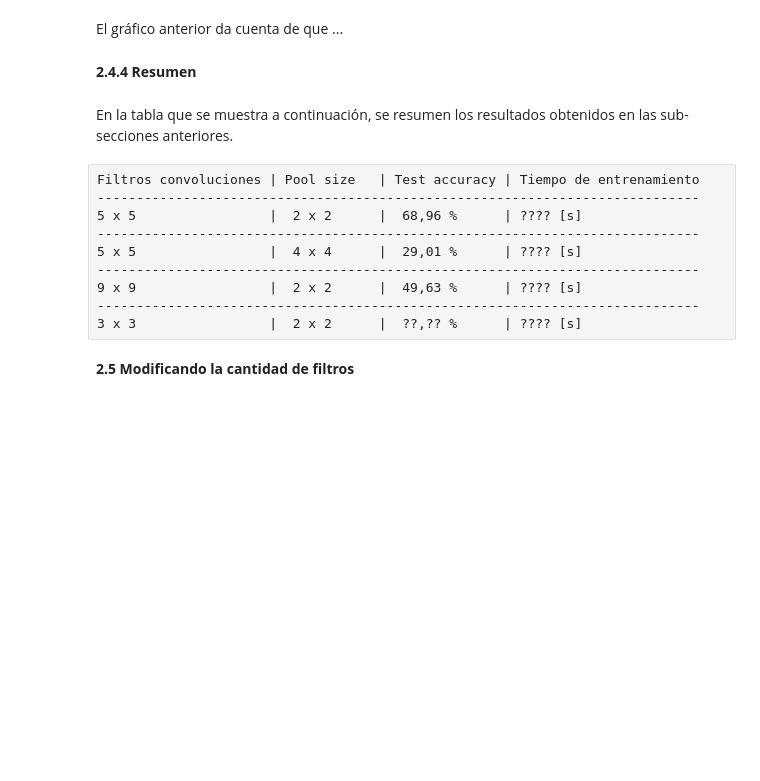
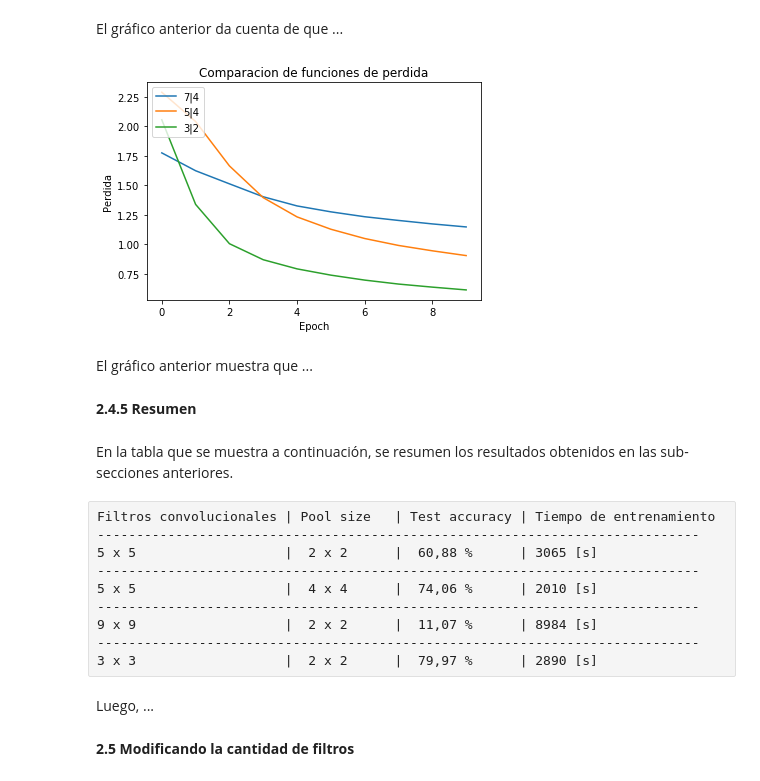
Before and after one commit to Seba93/Tarea2-ANN, a Jupyter notebook: problema2/Problema2.ipynb, the cells around one changed output. Drawn from its saved outputs; the diff is of its cells as text; code cells hidden in the pictures; blank space fills up the shorter version.

```diff
--- a/problema2/Problema2.ipynb
+++ b/problema2/Problema2.ipynb
@@ -418,19 +492,35 @@ plt.show()
 # %% [markdown]
 El gráfico anterior da cuenta de que ...
+# %%
+plt.plot(model_7x4_history.history['loss'])
+plt.plot(model_5x4_history.history['loss'])
+#plt.plot(model_9x2_history.history['loss'])
+plt.plot(model_3x2_history.history['loss'])
+plt.title('Comparacion de funciones de perdida')
+plt.ylabel('Perdida')
+plt.xlabel('Epoch')
+plt.legend(['7|4', '5|4', '3|2'], loc='upper left')
+plt.show()
+# %% [output]
+[figure, added]
+# %% [markdown]
+El gráfico anterior muestra que ...
 # %% [markdown]
-**2.4.4 Resumen**
+**2.4.5 Resumen**
 # %% [markdown]
 En la tabla que se muestra a continuación, se resumen los resultados obtenidos en las sub-secciones anteriores.
 # %% [raw]
-Filtros convoluciones | Pool size   | Test accuracy | Tiempo de entrenamiento
+Filtros convolucionales | Pool size   | Test accuracy | Tiempo de entrenamiento
 -----------------------------------------------------------------------------
-5 x 5                 |  2 x 2      |  68,96 %      | ???? [s]
+5 x 5                   |  2 x 2      |  60,88 %      | 3065 [s]
 -----------------------------------------------------------------------------
-5 x 5                 |  4 x 4      |  29,01 %      | ???? [s]
+5 x 5                   |  4 x 4      |  74,06 %      | 2010 [s]
 -----------------------------------------------------------------------------
-9 x 9                 |  2 x 2      |  49,63 %      | ???? [s]
+9 x 9                   |  2 x 2      |  11,07 %      | 8984 [s]
 -----------------------------------------------------------------------------
-3 x 3                 |  2 x 2      |  ??,?? %      | ???? [s]
+3 x 3                   |  2 x 2      |  79,97 %      | 2890 [s]
+# %% [markdown]
+Luego, ...
 # %% [markdown]
 **2.5 Modificando la cantidad de filtros**
 # %% [markdown]
```
Also changed, not shown: parts of 25 cells of this notebook, 4 other files.
